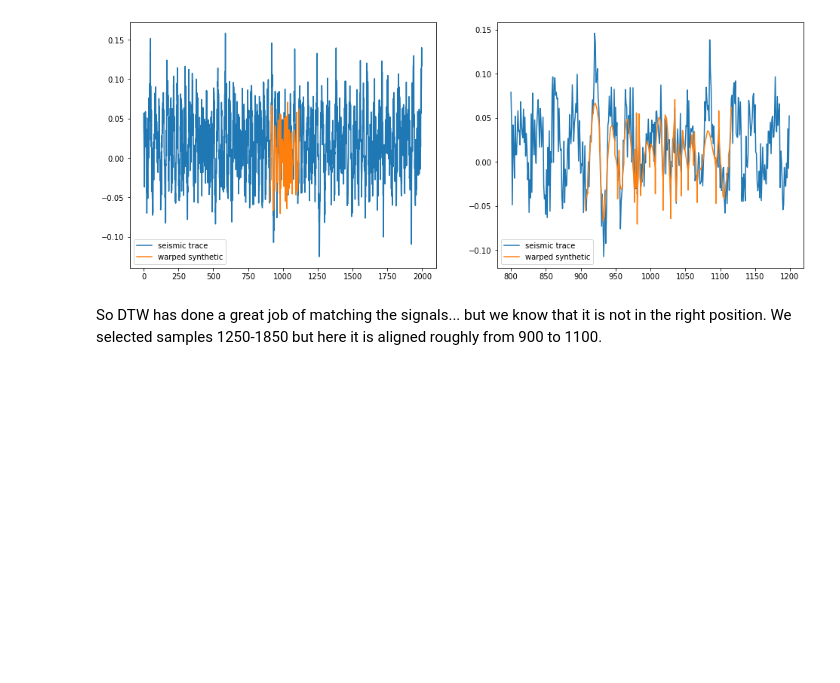
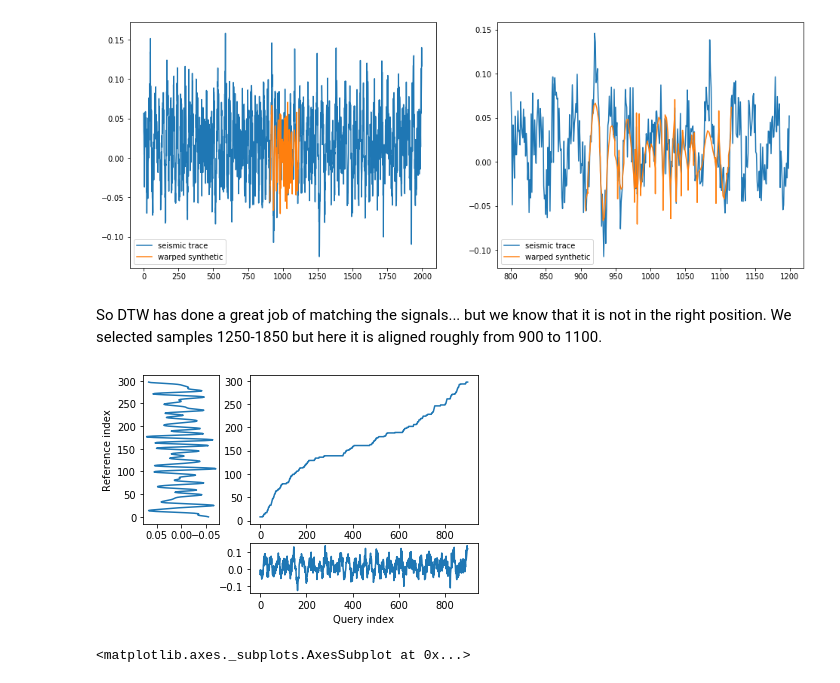
Before and after one commit to bdowdell/automatic_well_tie, a Jupyter notebook: nb/prototyping.ipynb, the cells around one changed output. Saved outputs shown, nothing was run; the diff lists cells and outputs as text; code cells hidden in the pictures; blank space fills up the shorter version.

```diff
--- a/nb/prototyping.ipynb
+++ b/nb/prototyping.ipynb
@@ -399,3 +404,15 @@ plt.show()
 [figure]
 # %% [markdown]
 So DTW has done a great job of matching the signals... but we know that it is not in the right position.  We selected samples 1250-1850 but here it is aligned roughly from 900 to 1100.
+# %%
+alignment_partial2 = dtw.dtw(synth_seis_trace_agw[1100:2000], scaled_wireline_synth,
+                            step_pattern='asymmetric',
+                            keep_internals=True,
+                            open_end=True,
+                            open_begin=True,
+                            )
+# %%
+alignment_partial2.plot(type='threeway')
+# %% [output]
+[figure, added]
+<matplotlib.axes._subplots.AxesSubplot at 0x...>
```
Also changed, not shown: parts of 6 cells of this notebook.
